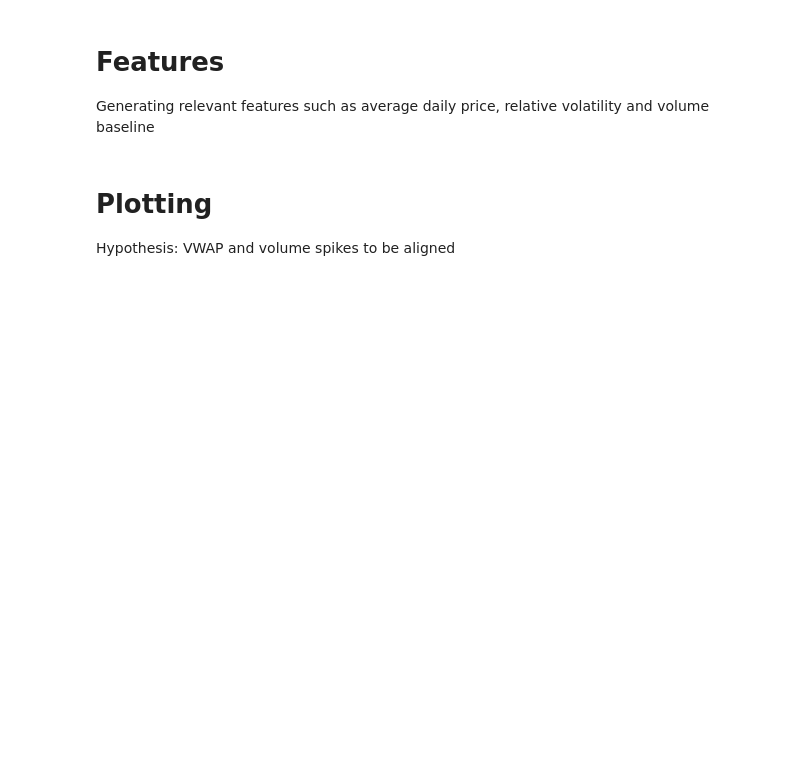
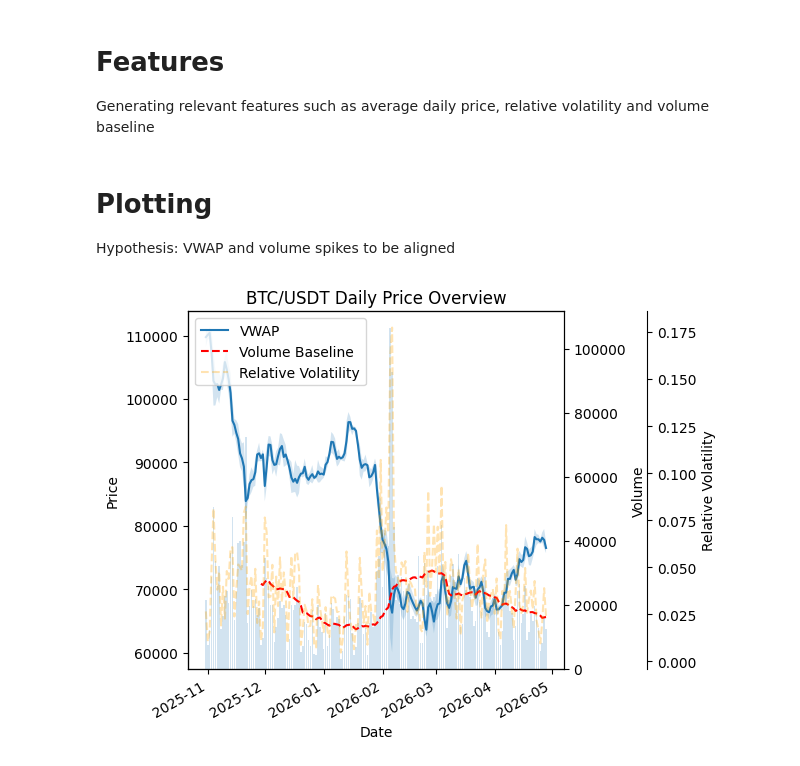
Before and after one commit to apsket/binance-market-analysis, a Jupyter notebook: notebooks/exploration.ipynb, the cells around one changed output. Saved outputs shown, nothing was run; the diff lists cells and outputs as text; code cells hidden in the pictures; blank space fills up the shorter version.

Commit message:
Add plt.close(fig) to plot_market_overview to handle showing figures in place

```diff
--- a/notebooks/exploration.ipynb
+++ b/notebooks/exploration.ipynb
@@ -38,3 +38,6 @@ df = add_market_features(df)
 Hypothesis: VWAP and volume spikes to be aligned
 # %%
 fig, ax1, ax2, ax3 = plot_market_overview(df, title="BTC/USDT Daily Price Overview")
+display(fig)
+# %% [output]
+[figure, added]
```
Also changed, not shown: parts of 1 cell of this notebook, 1 other file.
